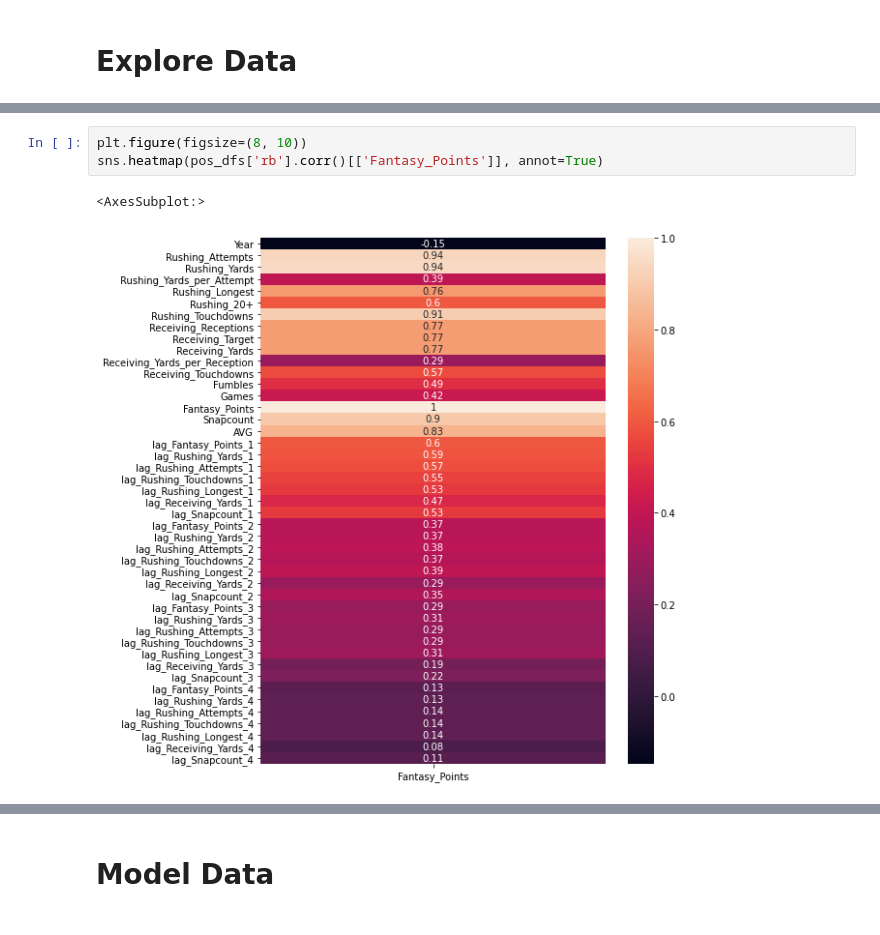
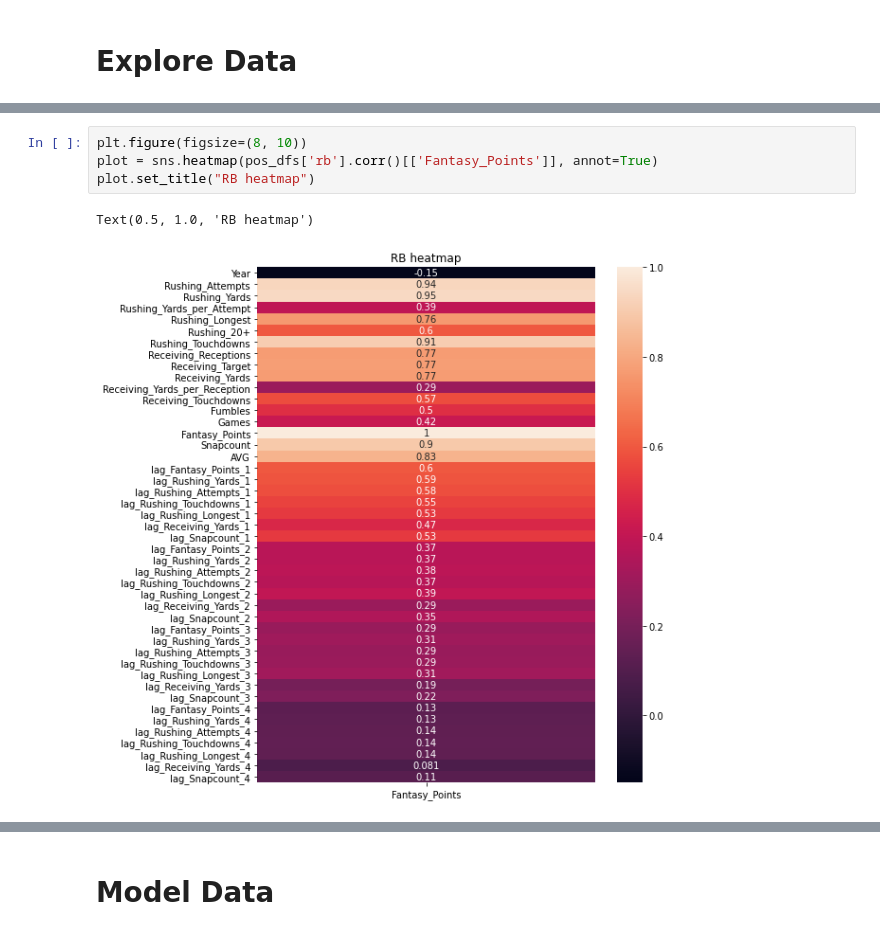
Before and after one commit to AlexanderCrisler/Data-Science-Final-Project, a Jupyter notebook: final_project.ipynb, the cells around one changed output, grey strips where cells are left out. Drawn from its saved outputs; the diff is of its cells as text.

Commit message:
finished final project and saved graphs

```diff
--- a/final_project.ipynb
+++ b/final_project.ipynb
@@ -402,7 +406,8 @@ sns.pairplot(pos_dfs['rb'][['Fantasy_Points', 'lag_Snapcount_1', 'lag_Fantasy_Po
 # %%
 plt.figure(figsize=(8, 10))
-sns.heatmap(pos_dfs['rb'].corr()[['Fantasy_Points']], annot=True)
+plot = sns.heatmap(pos_dfs['rb'].corr()[['Fantasy_Points']], annot=True)
+plot.set_title("RB heatmap")
 # %% [output]
-<AxesSubplot:>
+Text(0.5, 1.0, 'RB heatmap')
-[figure, old version]
+[figure, new version]
 # %%
```
Also changed, not shown: parts of 16 cells of this notebook, 8 other files.
